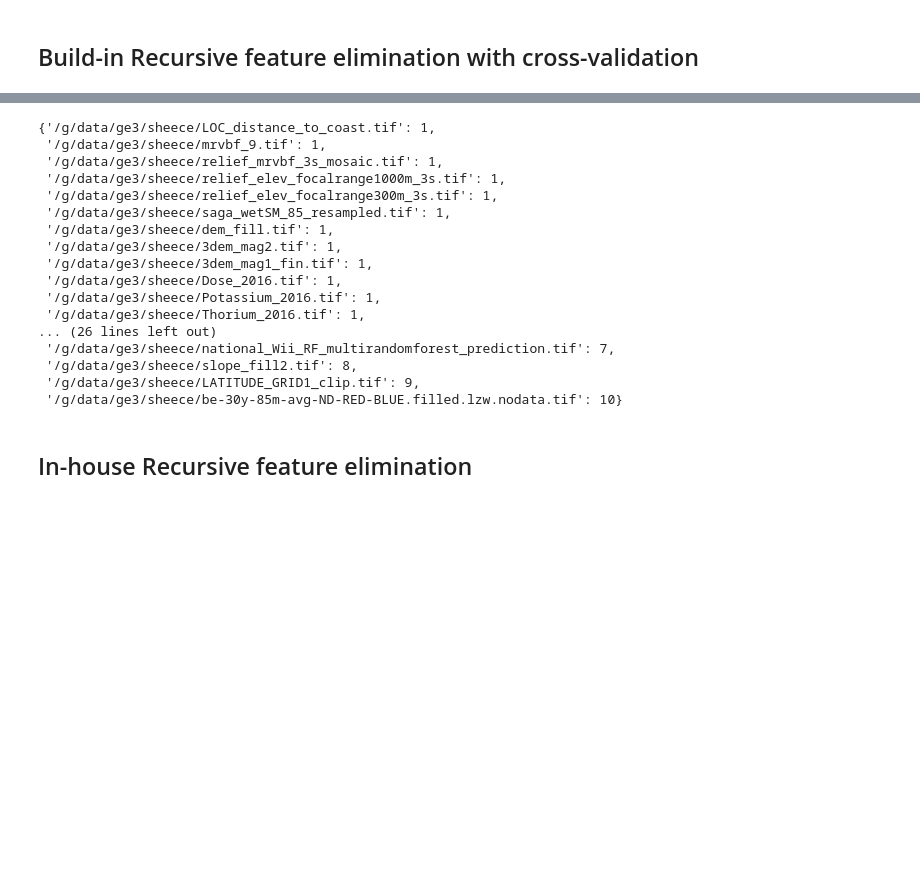
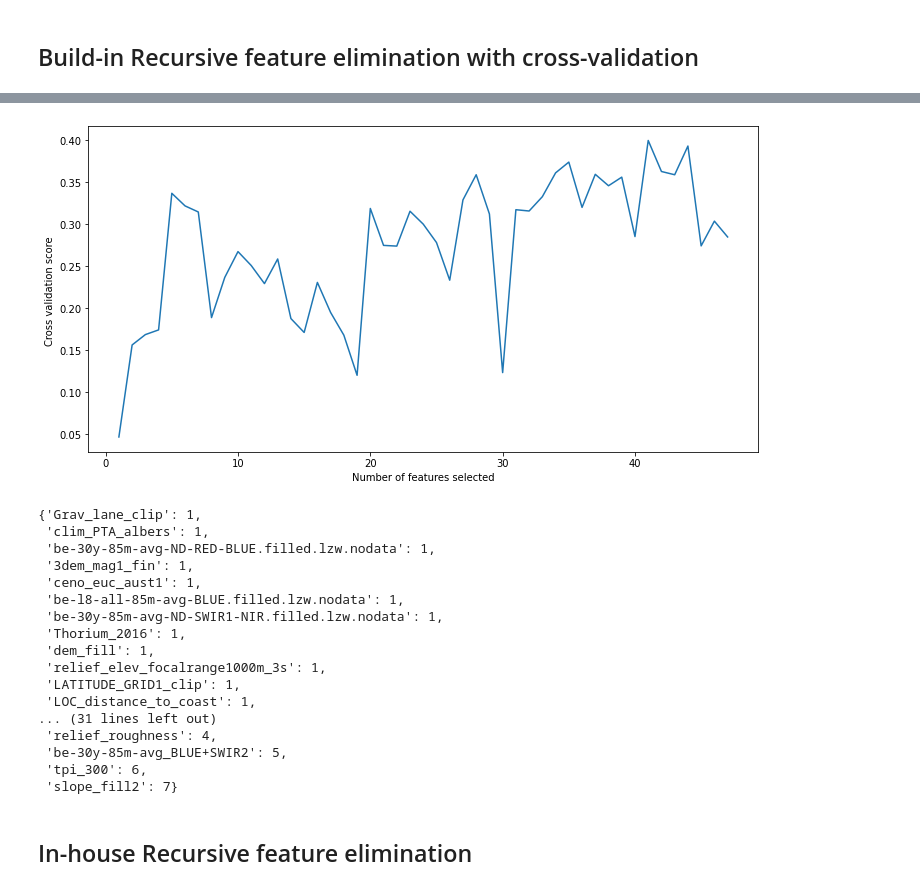
Before and after one commit to sheecegardezi/uncoverml, a Jupyter notebook: notebook/Feature Ranking 1.ipynb, the cells around one changed output, grey strips where cells are left out. Saved outputs shown, nothing was run; the diff lists cells and outputs as text; code cells hidden in the pictures; blank space fills up the shorter version.

```diff
--- a/notebook/Feature Ranking 1.ipynb
+++ b/notebook/Feature Ranking 1.ipynb
@@ -181,29 +409,36 @@ plt.show()
+# %%
+import matplotlib.pyplot as plt
+plt.figure(figsize=(12,6))
+plt.xlabel('Number of features selected')
+plt.ylabel('Cross validation score ')
+plt.plot(range(1, len(rfecv.grid_scores_) + 1), rfecv.grid_scores_)
+plt.show()
+# %% [output]
+[figure, added]
 # %%
-headers = next(csv.reader(open(input_dataset_path)))[1:]
-
 unsorteddic = {}
 for i, rank in enumerate(rfecv.ranking_):
-        unsorteddic[headers[i]] = rank
+        unsorteddic[X.columns.values[i]] = rank
 sorteddic = dict(sorted(unsorteddic.items(), key=lambda item: item[1]))
 sorteddic
 # %% [output]
-{'/g/data/ge3/sheece/LOC_distance_to_coast.tif': 1,
- '/g/data/ge3/sheece/mrvbf_9.tif': 1,
- '/g/data/ge3/sheece/relief_mrvbf_3s_mosaic.tif': 1,
- '/g/data/ge3/sheece/relief_elev_focalrange1000m_3s.tif': 1,
- '/g/data/ge3/sheece/relief_elev_focalrange300m_3s.tif': 1,
- '/g/data/ge3/sheece/saga_wetSM_85_resampled.tif': 1,
- '/g/data/ge3/sheece/dem_fill.tif': 1,
- '/g/data/ge3/sheece/3dem_mag2.tif': 1,
- '/g/data/ge3/sheece/3dem_mag1_fin.tif': 1,
- '/g/data/ge3/sheece/Dose_2016.tif': 1,
- '/g/data/ge3/sheece/Potassium_2016.tif': 1,
- '/g/data/ge3/sheece/Thorium_2016.tif': 1,
-... (26 lines left out)
- '/g/data/ge3/sheece/national_Wii_RF_multirandomforest_prediction.tif': 7,
- '/g/data/ge3/sheece/slope_fill2.tif': 8,
- '/g/data/ge3/sheece/LATITUDE_GRID1_clip.tif': 9,
- '/g/data/ge3/sheece/be-30y-85m-avg-ND-RED-BLUE.filled.lzw.nodata.tif': 10}
+{'Grav_lane_clip': 1,
+ 'clim_PTA_albers': 1,
+ 'be-30y-85m-avg-ND-RED-BLUE.filled.lzw.nodata': 1,
+ '3dem_mag1_fin': 1,
+ 'ceno_euc_aust1': 1,
+ 'be-l8-all-85m-avg-BLUE.filled.lzw.nodata': 1,
+ 'be-30y-85m-avg-ND-SWIR1-NIR.filled.lzw.nodata': 1,
+ 'Thorium_2016': 1,
+ 'dem_fill': 1,
+ 'relief_elev_focalrange1000m_3s': 1,
+ 'LATITUDE_GRID1_clip': 1,
+ 'LOC_distance_to_coast': 1,
+... (31 lines left out)
+ 'relief_roughness': 4,
+ 'be-30y-85m-avg_BLUE+SWIR2': 5,
+ 'tpi_300': 6,
+ 'slope_fill2': 7}
 # %% [markdown]
 ## In-house Recursive feature elimination
 # %%
```
Also changed, not shown: parts of 22 cells of this notebook, 4 other files.
